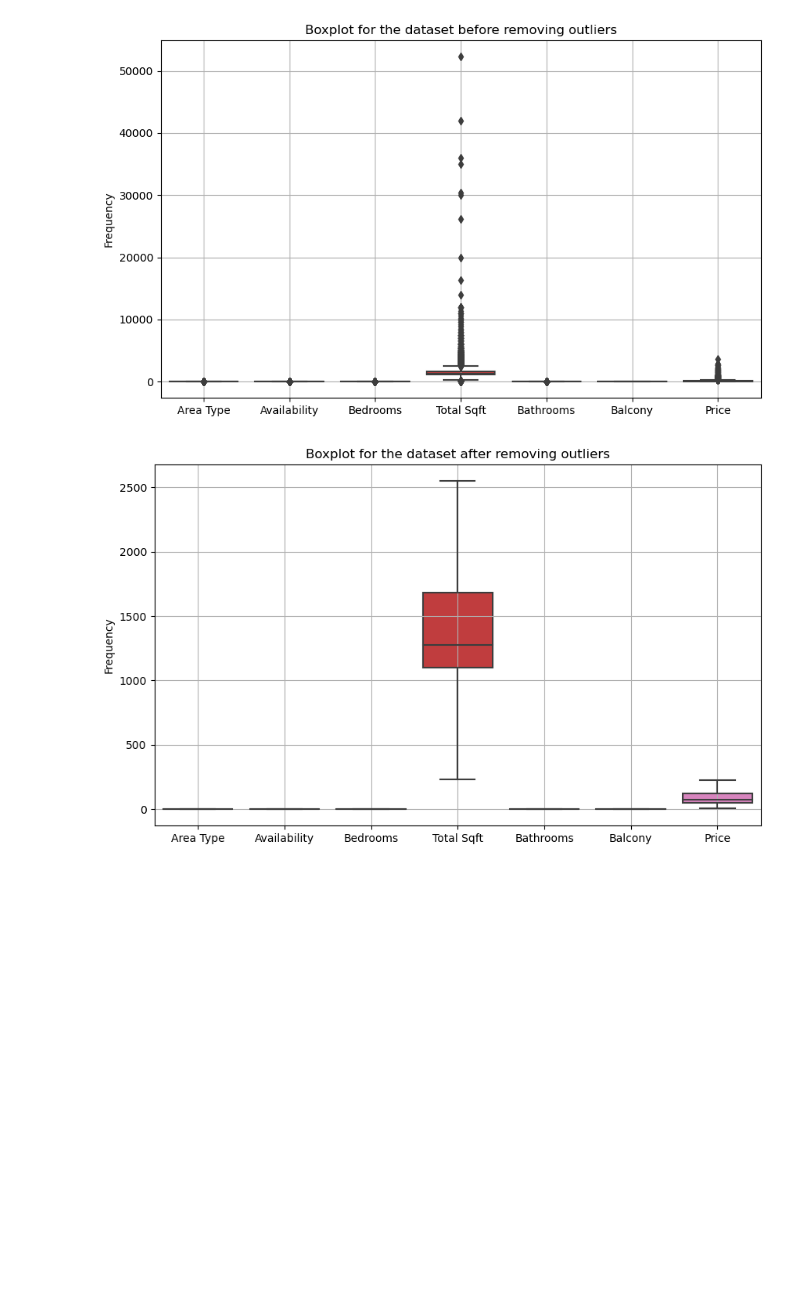
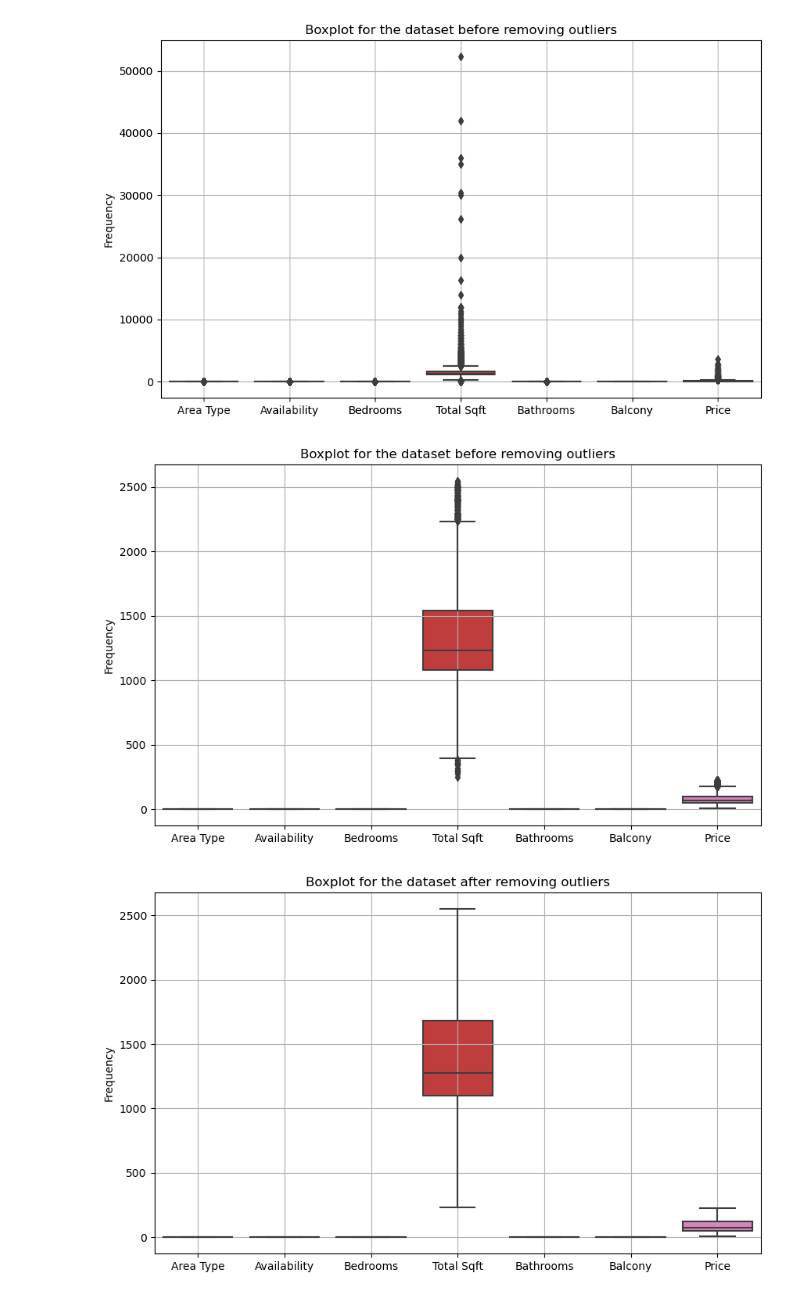
Before and after one commit to SM-Codaholic98/HousePrice_Predictor-v1.1, a Jupyter notebook: HousePrice_Predictor.ipynb, the cells around one changed output. Saved outputs shown, nothing was run; the diff lists cells and outputs as text; code cells hidden in the pictures; blank space fills up the shorter version.

```diff
--- a/HousePrice_Predictor.ipynb
+++ b/HousePrice_Predictor.ipynb
@@ -149,6 +149,16 @@ IQR = Q3 - Q1
 UpperBound = Q3 + 1.5 * IQR
 LowerBound = Q1 - 1.5 * IQR
 outlier_data = (data < LowerBound) | (data > UpperBound)
+# %%
+plt.figure(figsize=(10, 6))
+sns.boxplot(data=df[~outlier_data])
+plt.title("Boxplot for the dataset before removing outliers")
+plt.ylabel("Frequency")
+plt.xticks(range(7), df)
+plt.grid(True)
+plt.show()
+# %% [output]
+[figure, added]
 # %%
 df = df.clip(lower=LowerBound, upper=UpperBound, axis=1)
 
```
Also changed, not shown: parts of 4 cells of this notebook, 2 other files.
